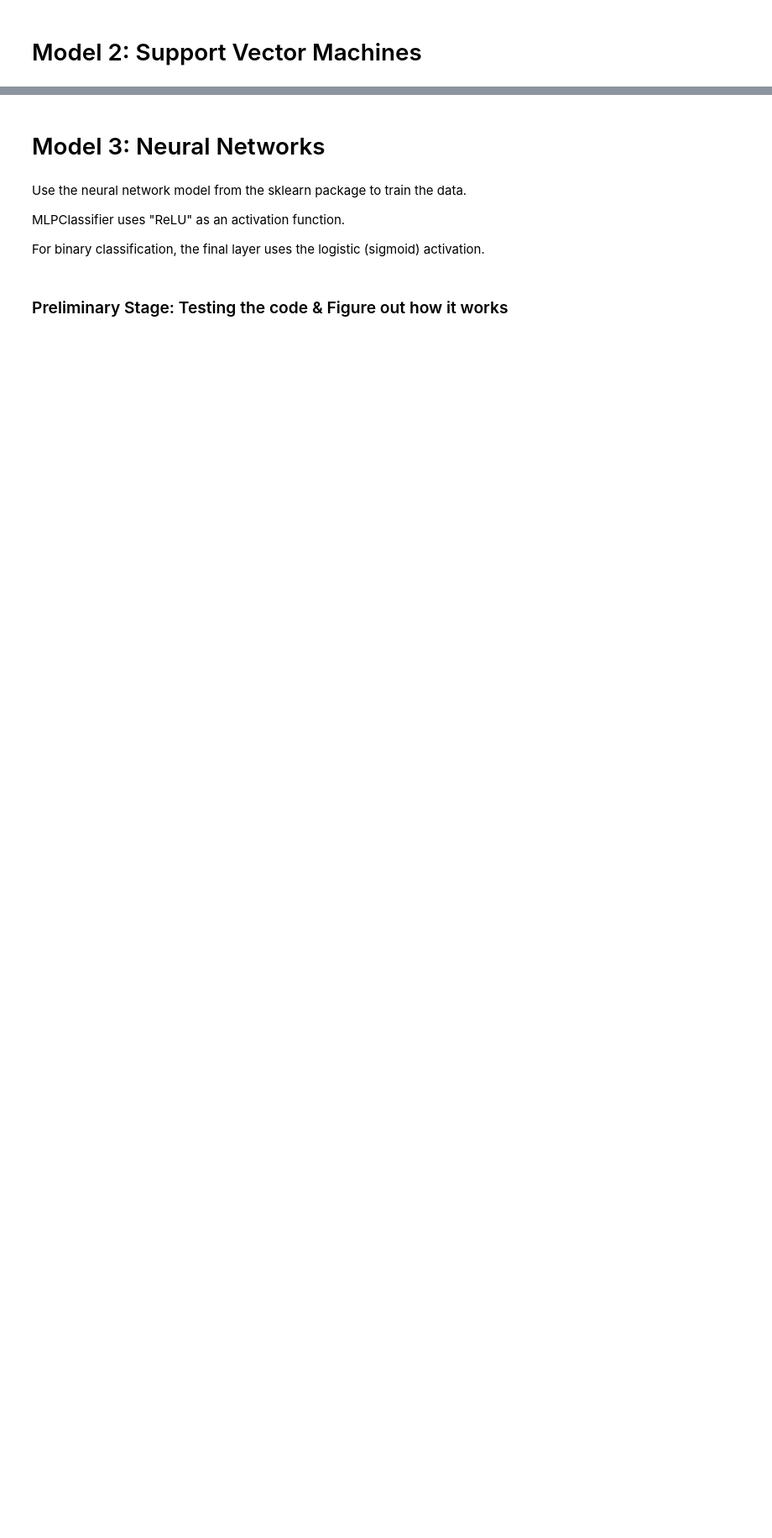
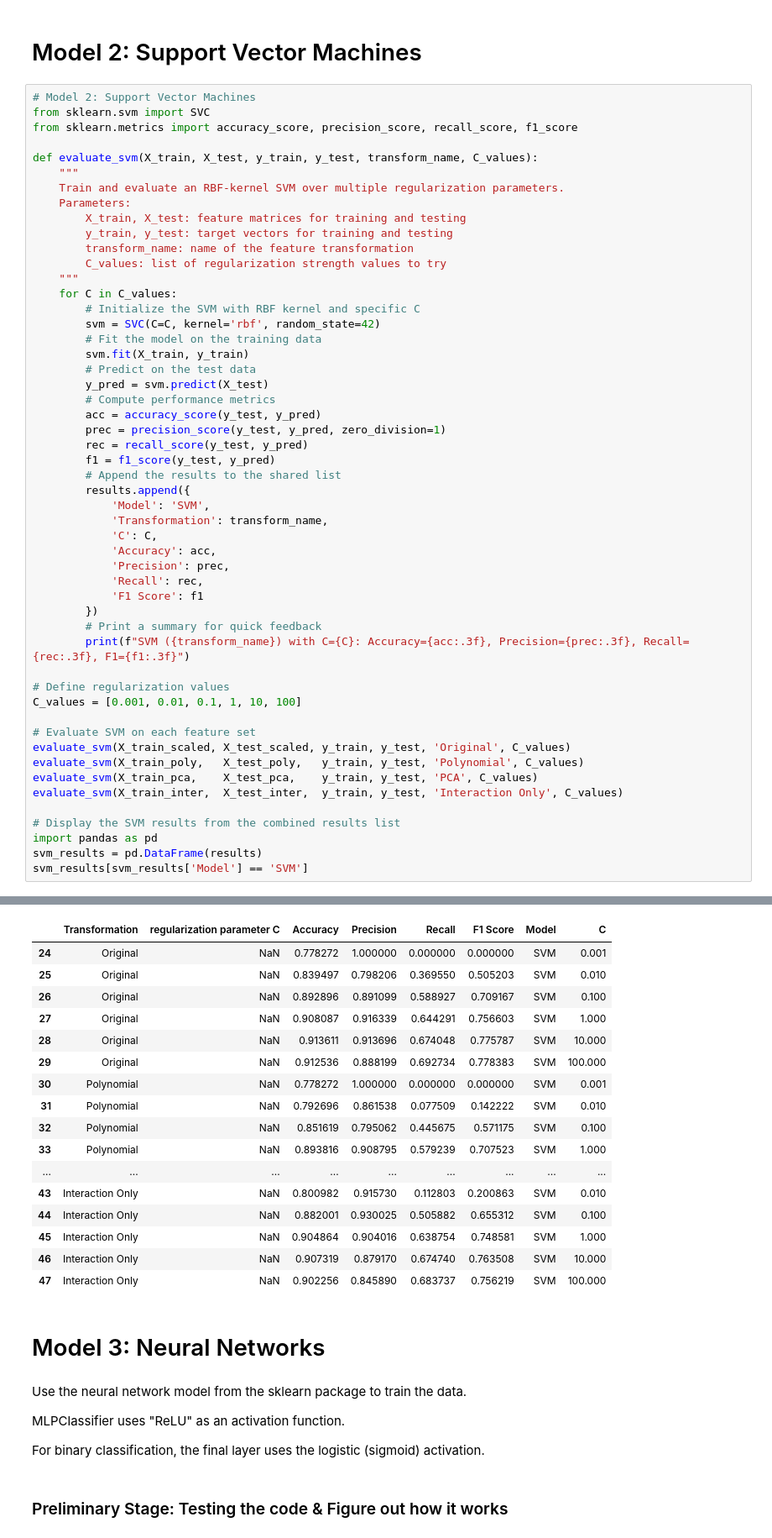
Before and after one commit to 1allenlu/Loan-Default-Prediction, a Jupyter notebook: main.ipynb, the cells around one changed output, grey strips where cells are left out. Shown at 84% size. Cells and saved outputs as stored; diff of their text form; blank space fills up the shorter version.

```diff
--- a/main.ipynb
+++ b/main.ipynb
@@ -189,3 +211,56 @@ results_df.head(24)
 | 23 | Interaction Only | 100.000 | 0.901488 | 0.859445 | 0.664360 | 0.749415 |
 # %% [markdown]
 # Model 2: Support Vector Machines
+# %%
+# Model 2: Support Vector Machines
+from sklearn.svm import SVC
+from sklearn.metrics import accuracy_score, precision_score, recall_score, f1_score
+
+def evaluate_svm(X_train, X_test, y_train, y_test, transform_name, C_values):
+    """
+    Train and evaluate an RBF-kernel SVM over multiple regularization parameters.
+    Parameters:
+        X_train, X_test: feature matrices for training and testing
+        y_train, y_test: target vectors for training and testing
+        transform_name: name of the feature transformation
+        C_values: list of regularization strength values to try
+    """
+    for C in C_values:
+        # Initialize the SVM with RBF kernel and specific C
+        svm = SVC(C=C, kernel='rbf', random_state=42)
+        # Fit the model on the training data
+        svm.fit(X_train, y_train)
+        # Predict on the test data
+        y_pred = svm.predict(X_test)
+        # Compute performance metrics
+        acc = accuracy_score(y_test, y_pred)
+        prec = precision_score(y_test, y_pred, zero_division=1)
+        rec = recall_score(y_test, y_pred)
+        f1 = f1_score(y_test, y_pred)
+        # Append the results to the shared list
+        results.append({
+            'Model': 'SVM',
+            'Transformation': transform_name,
+            'C': C,
+            'Accuracy': acc,
+            'Precision': prec,
+            'Recall': rec,
+            'F1 Score': f1
+        })
+        # Print a summary for quick feedback
+        print(f"SVM ({transform_name}) with C={C}: Accuracy={acc:.3f}, Precision={prec:.3f}, Recall={rec:.3f}, F1={f1:.3f}")
+
+# Define regularization values
+C_values = [0.001, 0.01, 0.1, 1, 10, 100]
+
+# Evaluate SVM on each feature set
+evaluate_svm(X_train_scaled, X_test_scaled, y_train, y_test, 'Original', C_values)
+evaluate_svm(X_train_poly,   X_test_poly,   y_train, y_test, 'Polynomial', C_values)
+evaluate_svm(X_train_pca,    X_test_pca,    y_train, y_test, 'PCA', C_values)
+evaluate_svm(X_train_inter,  X_test_inter,  y_train, y_test, 'Interaction Only', C_values)
+
+# Display the SVM results from the combined results list
+import pandas as pd
+svm_results = pd.DataFrame(results)
+svm_results[svm_results['Model'] == 'SVM']
+# %% [output]
@@ -192,3 +284,20 @@ results_df.head(24)
+|  | Transformation | regularization parameter C | Accuracy | Precision | Recall | F1 Score | Model | C |
+| 24 | Original | NaN | 0.778272 | 1.000000 | 0.000000 | 0.000000 | SVM | 0.001 |
+| 25 | Original | NaN | 0.839497 | 0.798206 | 0.369550 | 0.505203 | SVM | 0.010 |
+| 26 | Original | NaN | 0.892896 | 0.891099 | 0.588927 | 0.709167 | SVM | 0.100 |
+| 27 | Original | NaN | 0.908087 | 0.916339 | 0.644291 | 0.756603 | SVM | 1.000 |
+| 28 | Original | NaN | 0.913611 | 0.913696 | 0.674048 | 0.775787 | SVM | 10.000 |
+| 29 | Original | NaN | 0.912536 | 0.888199 | 0.692734 | 0.778383 | SVM | 100.000 |
+| 30 | Polynomial | NaN | 0.778272 | 1.000000 | 0.000000 | 0.000000 | SVM | 0.001 |
+| 31 | Polynomial | NaN | 0.792696 | 0.861538 | 0.077509 | 0.142222 | SVM | 0.010 |
+| 32 | Polynomial | NaN | 0.851619 | 0.795062 | 0.445675 | 0.571175 | SVM | 0.100 |
+| 33 | Polynomial | NaN | 0.893816 | 0.908795 | 0.579239 | 0.707523 | SVM | 1.000 |
+| ... | ... | ... | ... | ... | ... | ... | ... | ... |
+| 43 | Interaction Only | NaN | 0.800982 | 0.915730 | 0.112803 | 0.200863 | SVM | 0.010 |
+| 44 | Interaction Only | NaN | 0.882001 | 0.930025 | 0.505882 | 0.655312 | SVM | 0.100 |
+| 45 | Interaction Only | NaN | 0.904864 | 0.904016 | 0.638754 | 0.748581 | SVM | 1.000 |
+| 46 | Interaction Only | NaN | 0.907319 | 0.879170 | 0.674740 | 0.763508 | SVM | 10.000 |
+| 47 | Interaction Only | NaN | 0.902256 | 0.845890 | 0.683737 | 0.756219 | SVM | 100.000 |
 # %% [markdown]
 # Model 3: Neural Networks
 # %% [markdown]
```
Also changed, not shown: parts of 2 cells of this notebook.
